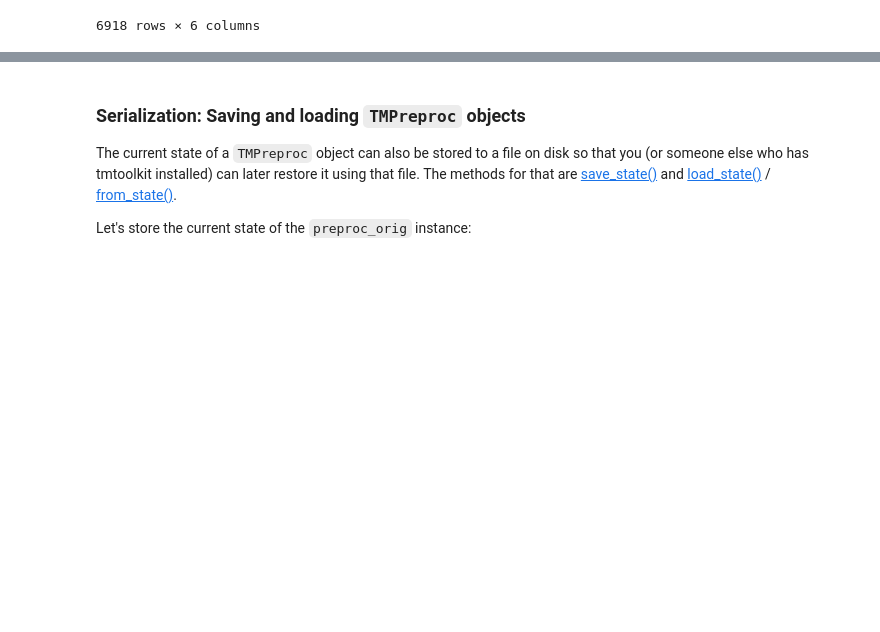
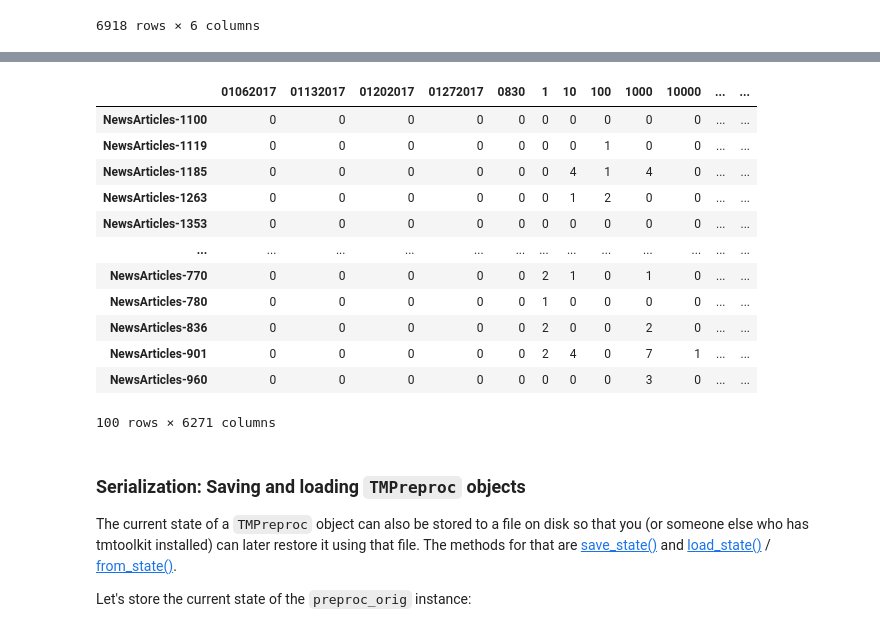
Before and after one commit to WZBSocialScienceCenter/tmtoolkit, a Jupyter notebook: doc/source/preprocessing.ipynb, the cells around one changed output, grey strips where cells are left out. Drawn from its saved outputs; the diff is of its cells as text; code cells hidden in the pictures; blank space fills up the shorter version.

```diff
--- a/doc/source/preprocessing.ipynb
+++ b/doc/source/preprocessing.ipynb
@@ -1704,3 +1855,19 @@ preproc_orig.get_dtm(as_datatable=True)
+# %%
+dtm(corpus_norm, as_table=True)
+# %% [output]
+|  | 01062017 | 01132017 | 01202017 | 01272017 | 0830 | 1 | 10 | 100 | 1000 | 10000 | ... | ... |
+| NewsArticles-1100 | 0 | 0 | 0 | 0 | 0 | 0 | 0 | 0 | 0 | 0 | ... | ... |
+| NewsArticles-1119 | 0 | 0 | 0 | 0 | 0 | 0 | 0 | 1 | 0 | 0 | ... | ... |
+| NewsArticles-1185 | 0 | 0 | 0 | 0 | 0 | 0 | 4 | 1 | 4 | 0 | ... | ... |
+| NewsArticles-1263 | 0 | 0 | 0 | 0 | 0 | 0 | 1 | 2 | 0 | 0 | ... | ... |
+| NewsArticles-1353 | 0 | 0 | 0 | 0 | 0 | 0 | 0 | 0 | 0 | 0 | ... | ... |
+| ... | ... | ... | ... | ... | ... | ... | ... | ... | ... | ... | ... | ... |
+| NewsArticles-770 | 0 | 0 | 0 | 0 | 0 | 2 | 1 | 0 | 1 | 0 | ... | ... |
+| NewsArticles-780 | 0 | 0 | 0 | 0 | 0 | 1 | 0 | 0 | 0 | 0 | ... | ... |
+| NewsArticles-836 | 0 | 0 | 0 | 0 | 0 | 2 | 0 | 0 | 2 | 0 | ... | ... |
+| NewsArticles-901 | 0 | 0 | 0 | 0 | 0 | 2 | 4 | 0 | 7 | 1 | ... | ... |
+| NewsArticles-960 | 0 | 0 | 0 | 0 | 0 | 0 | 0 | 0 | 3 | 0 | ... | ... |
+100 rows × 6271 columns
 # %% [markdown]
 ### Serialization: Saving and loading `TMPreproc` objects
 
```
Also changed, not shown: parts of 58 cells of this notebook, 1 other file.
